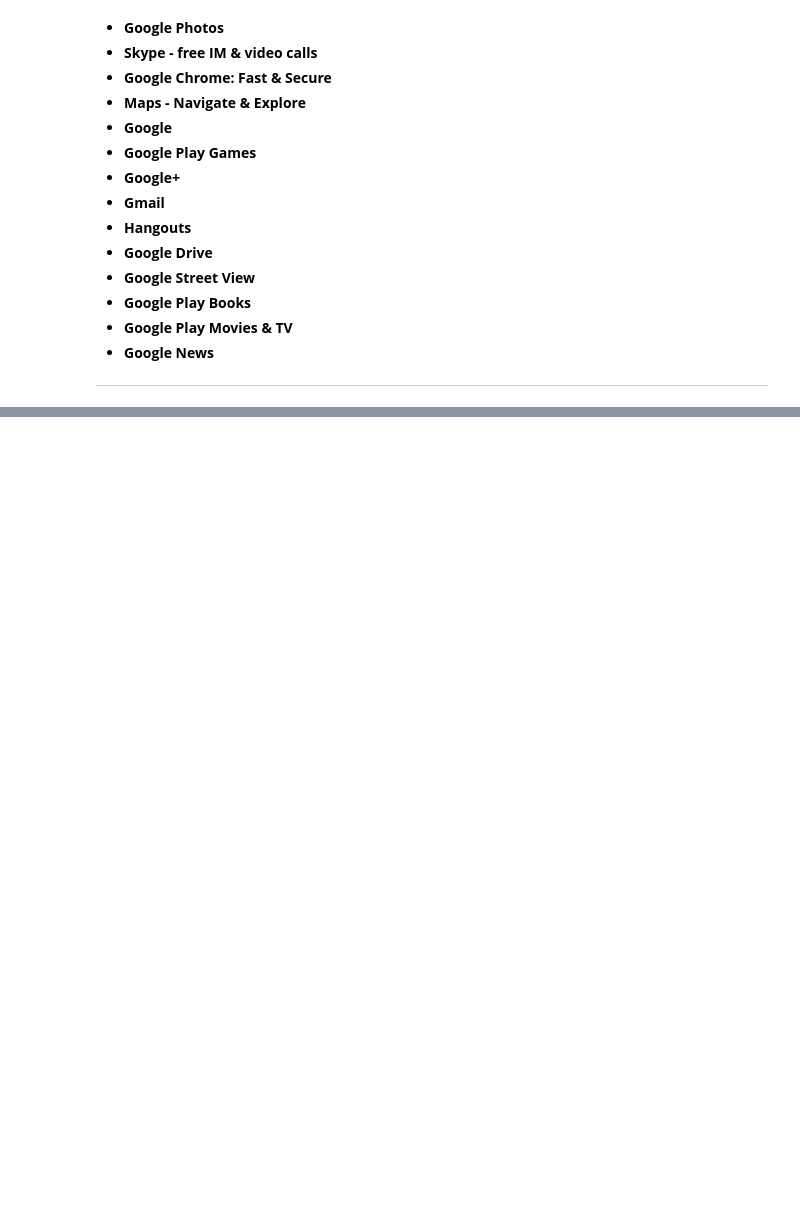
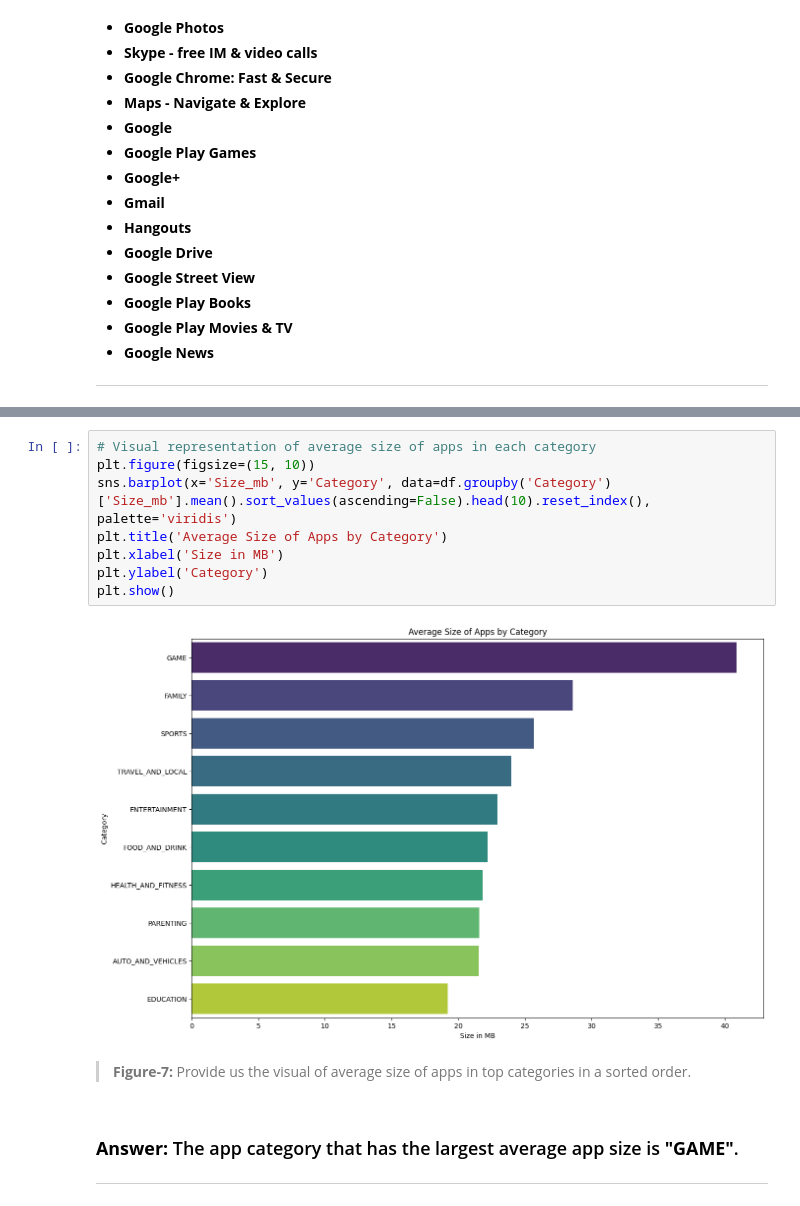
Before and after one commit to fitfaizan/Python-Jupyter-Notebooks, a Jupyter notebook: google_play_apps_EDA/My_Template.ipynb, the cells around one changed output, grey strips where cells are left out. Saved outputs shown, nothing was run; the diff lists cells and outputs as text; blank space fills up the shorter version.

```diff
--- a/google_play_apps_EDA/My_Template.ipynb
+++ b/google_play_apps_EDA/My_Template.ipynb
@@ -707,0 +780,15 @@ It is important to note that the information stored in the content rating attrib
+# %%
+# Visual representation of average size of apps in each category
+plt.figure(figsize=(15, 10))
+sns.barplot(x='Size_mb', y='Category', data=df.groupby('Category')['Size_mb'].mean().sort_values(ascending=False).head(10).reset_index(), palette='viridis')
+plt.title('Average Size of Apps by Category')
+plt.xlabel('Size in MB')
+plt.ylabel('Category')
+plt.show()
+# %% [output]
+[figure, added]
+# %% [markdown]
+> **Figure-7:** Provide us the visual of average size of apps in top categories in a sorted order.
+# %% [markdown]
+### **Answer:** The app category that has the largest average app size is **"GAME"**.
+---
```
Also changed, not shown: parts of 36 cells of this notebook, 6 other files.
